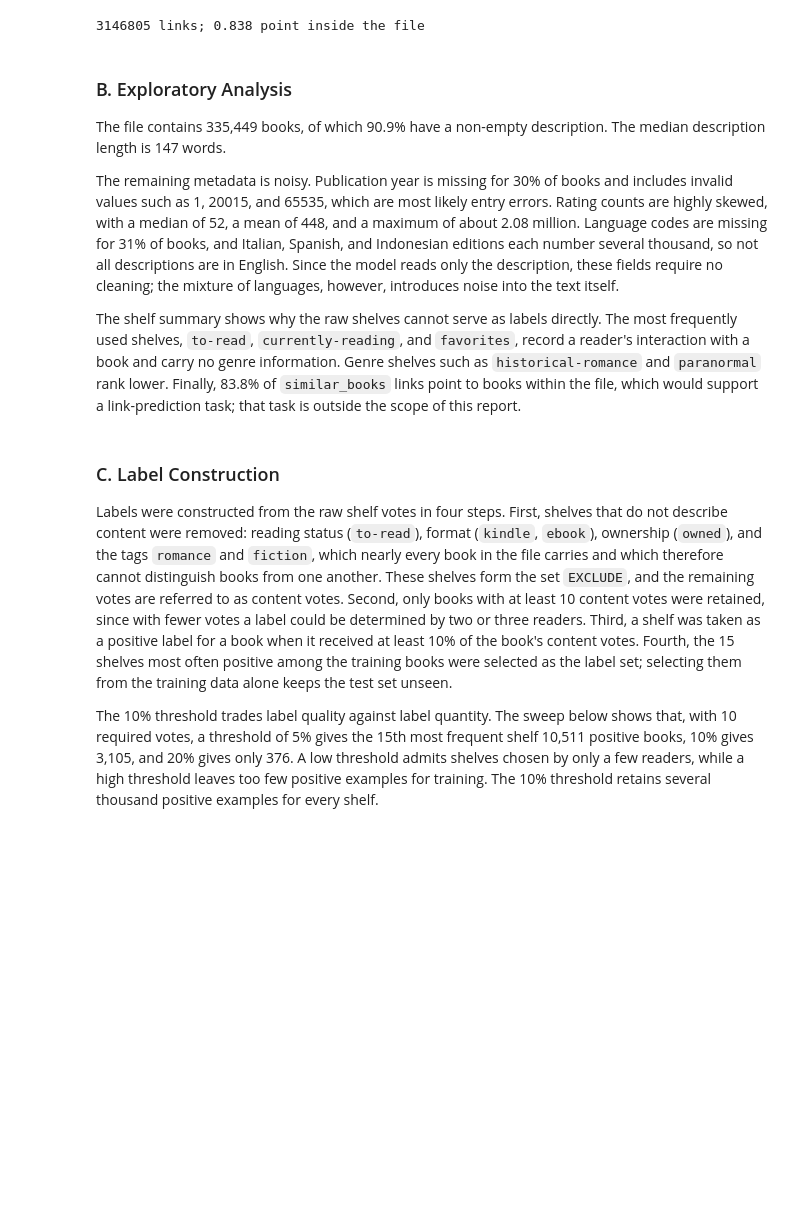
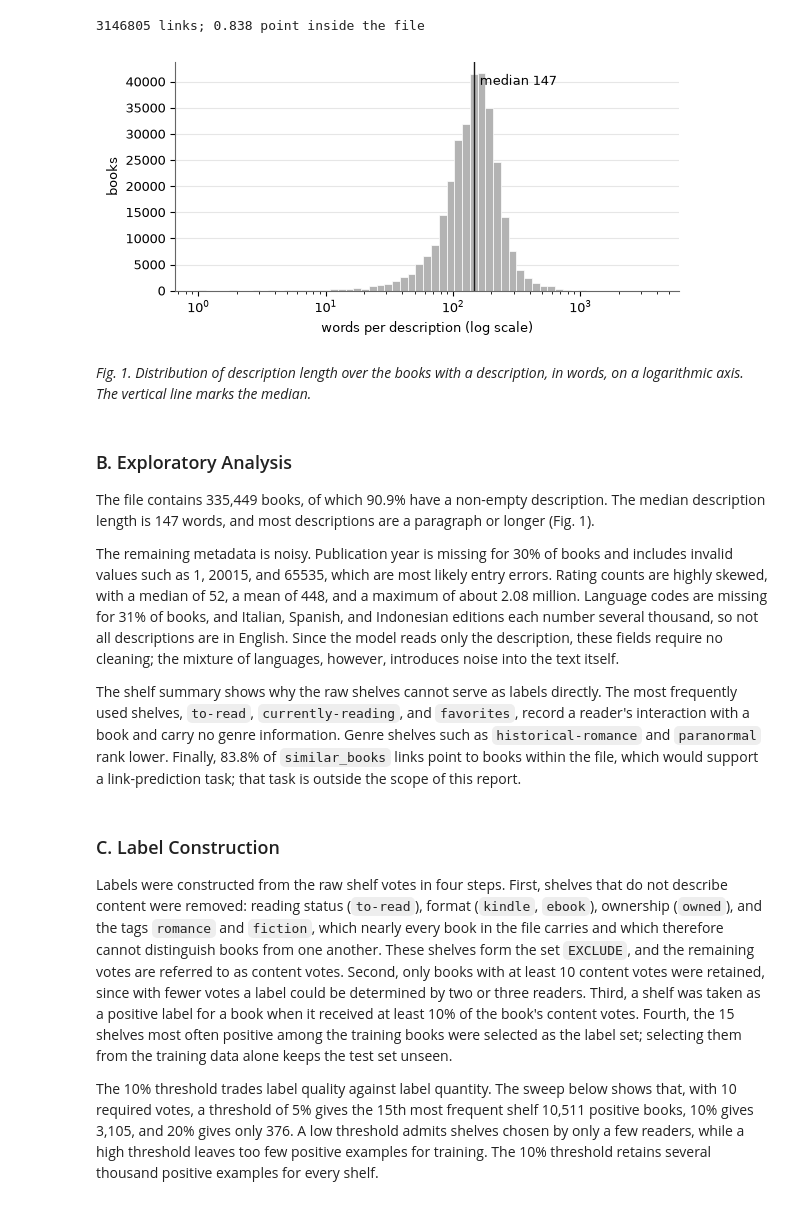
Before and after one commit to j1doan/recsys, a Jupyter notebook: code.ipynb, the cells around one changed output. Cells and saved outputs as stored; diff of their text form; code cells hidden in the pictures; blank space fills up the shorter version.

Commit message:
feat: visualizations

```diff
--- a/code.ipynb
+++ b/code.ipynb
@@ -71,6 +73,23 @@ from sklearn.model_selection import GroupShuffleSplit
 # %%
 load_dotenv(find_dotenv('secret.env', usecwd=True))
 PATH = os.environ['GOODREADS_PATH']
+# %%
+os.makedirs('figs', exist_ok=True)
+plt.rcParams.update({'font.size': 9, 'axes.spines.top': False, 'axes.spines.right': False,
+                     'axes.edgecolor': '#666666', 'axes.grid': True, 'grid.color': '#e6e6e6',
+                     'axes.axisbelow': True, 'savefig.bbox': 'tight'})
+GRAY = '#b3b3b3'
+FOCUS = {'manga': '#257de0', 'historical-romance': '#f47230', 'contemporary': '#00b894'}
+
+
+def color(shelf):
+    return FOCUS.get(shelf, GRAY)
+
+
+def save(n):
+    plt.tight_layout()
+    plt.savefig(f'figs/fig{n}.png', dpi=200)
+    plt.show()
 # %%
 # set LIMIT (e.g. 50_000) for a quick pass
 LIMIT = None
@@ -269,7 +288,8 @@ print(f'{len(s)} series; books per series: {s_stats}')
 116535 series; books per series: {'mean': 1.9, '50%': 1.0, 'max': 114.0}
 # %%
 d = df['description'].replace('', pd.NA).dropna()
-d_words = d.str.split().str.len().describe()[['mean', '50%', 'max']].round(0).to_dict()
+n_words = d.str.split().str.len()
+d_words = n_words.describe()[['mean', '50%', 'max']].round(0).to_dict()
 print(f'{len(d)} with description; words: {d_words}')
 d.iloc[:3].tolist()
 # %% [output]
@@ -284,10 +304,23 @@ inside = sum(x in ids for x in sim) / max(len(sim), 1)
 print(f'{len(sim)} links; {inside:.3f} point inside the file')
 # %% [output]
 3146805 links; 0.838 point inside the file
+# %%
+fig, ax = plt.subplots(figsize=(6, 3))
+ax.hist(n_words, bins=np.logspace(0, np.log10(n_words.max()), 60), color=GRAY, edgecolor='white', linewidth=0.5)
+ax.axvline(n_words.median(), color='#191919', linewidth=1)
+ax.annotate(f'median {n_words.median():.0f}', (n_words.median(), ax.get_ylim()[1] * 0.9), xytext=(4, 0),
+            textcoords='offset points')
+ax.set(xscale='log', xlabel='words per description (log scale)', ylabel='books')
+ax.grid(axis='x', visible=False)
+save(1)
+# %% [output]
+[figure, added]
+# %% [markdown]
+*Fig. 1. Distribution of description length over the books with a description, in words, on a logarithmic axis. The vertical line marks the median.*
 # %% [markdown]
 ### B. Exploratory Analysis
 
-The file contains 335,449 books, of which 90.9% have a non-empty description. The median description length is 147 words.
+The file contains 335,449 books, of which 90.9% have a non-empty description. The median description length is 147 words, and most descriptions are a paragraph or longer (Fig. 1).
 
 The remaining metadata is noisy. Publication year is missing for 30% of books and includes invalid values such as 1, 20015, and 65535, which are most likely entry errors. Rating counts are highly skewed, with a median of 52, a mean of 448, and a maximum of about 2.08 million. Language codes are missing for 31% of books, and Italian, Spanish, and Indonesian editions each number several thousand, so not all descriptions are in English. Since the model reads only the description, these fields require no cleaning; the mixture of languages, however, introduces noise into the text itself.
 
```
Also changed, not shown: parts of 38 cells of this notebook, 13 other files.
